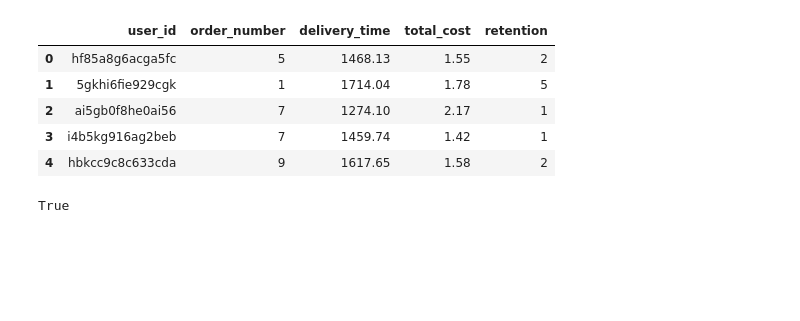
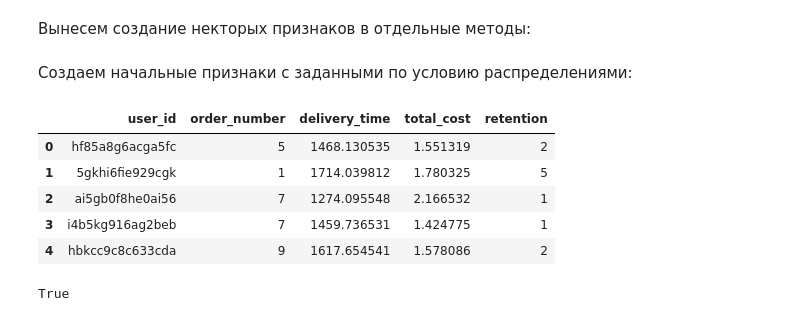
Before and after one commit to OlegRMW/big_data_labs, a Jupyter notebook: big_data_labs/lab_1.2.ipynb, the cells around one changed output. Drawn from its saved outputs; the diff is of its cells as text; code cells hidden in the pictures; blank space fills up the shorter version.

```diff
--- a/big_data_labs/lab_1.2.ipynb
+++ b/big_data_labs/lab_1.2.ipynb
@@ -17,3 +15,5 @@ import matplotlib.patches as patches
+# %% [markdown]
+Вынесем создание некторых признаков в отдельные методы:
 # %%
 # Функция для создания user_id
 def create_id() -> str:
@@ -26,7 +26,7 @@ def create_id() -> str:
 def create_total_cost() -> np.ndarray:
     lambda_param = 1
     shift = +1
-    samples = np.round(np.random.exponential(scale=1/lambda_param, size=10000) + shift, 2)
+    samples = np.random.exponential(scale=1/lambda_param, size=10000) + shift
     return samples
 
 # Фунция для создания retention
@@ -35,26 +35,28 @@ def create_retention() -> list:
     probabilities = [0.35, 0.25, 0.2, 0.15, 0.05]
     samples = np.random.choice(values, size=10000, p=probabilities)
     return samples
+# %% [markdown]
+Создаем начальные признаки с заданными по условию распределениями:
 # %%
 np.random.seed(228)
 random.seed(0)
 
 df = pd.DataFrame({
     'user_id': [create_id() for _ in range(10000)],
     'order_number': [random.randint(1, 10) for _ in range(10000)],
-    'delivery_time': np.round([random.normalvariate(1440, 200) for _ in range(10000)], 2),
+    'delivery_time': [random.normalvariate(1440, 200) for _ in range(10000)],
     'total_cost': create_total_cost(),
     'retention': create_retention()
 })
 
 df.head()
 # %% [output]
 |  | user_id | order_number | delivery_time | total_cost | retention |
-| 0 | hf85a8g6acga5fc | 5 | 1468.13 | 1.55 | 2 |
-| 1 | 5gkhi6fie929cgk | 1 | 1714.04 | 1.78 | 5 |
-| 2 | ai5gb0f8he0ai56 | 7 | 1274.10 | 2.17 | 1 |
-| 3 | i4b5kg916ag2beb | 7 | 1459.74 | 1.42 | 1 |
-| 4 | hbkcc9c8c633cda | 9 | 1617.65 | 1.58 | 2 |
+| 0 | hf85a8g6acga5fc | 5 | 1468.130535 | 1.551319 | 2 |
+| 1 | 5gkhi6fie929cgk | 1 | 1714.039812 | 1.780325 | 5 |
+| 2 | ai5gb0f8he0ai56 | 7 | 1274.095548 | 2.166532 | 1 |
+| 3 | i4b5kg916ag2beb | 7 | 1459.736531 | 1.424775 | 1 |
+| 4 | hbkcc9c8c633cda | 9 | 1617.654541 | 1.578086 | 2 |
 # %%
 # Проверяем наличие дублей в id
 len(df['user_id'].unique()) == len(df)
```
Also changed, not shown: parts of 55 cells of this notebook.
